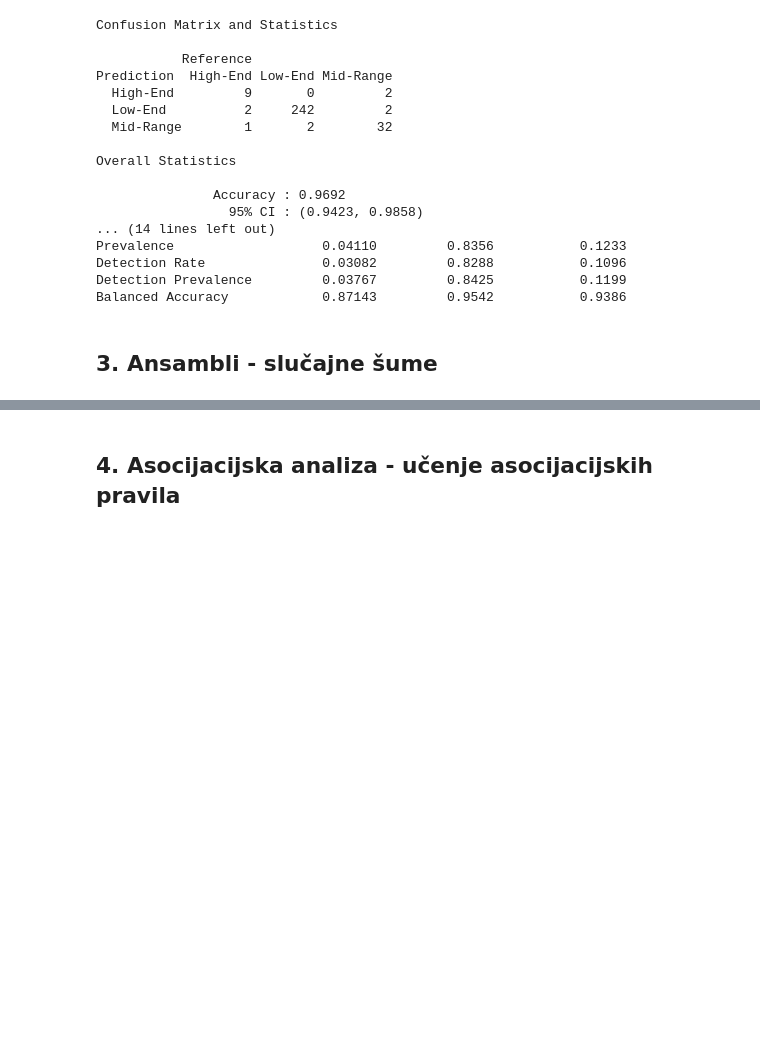
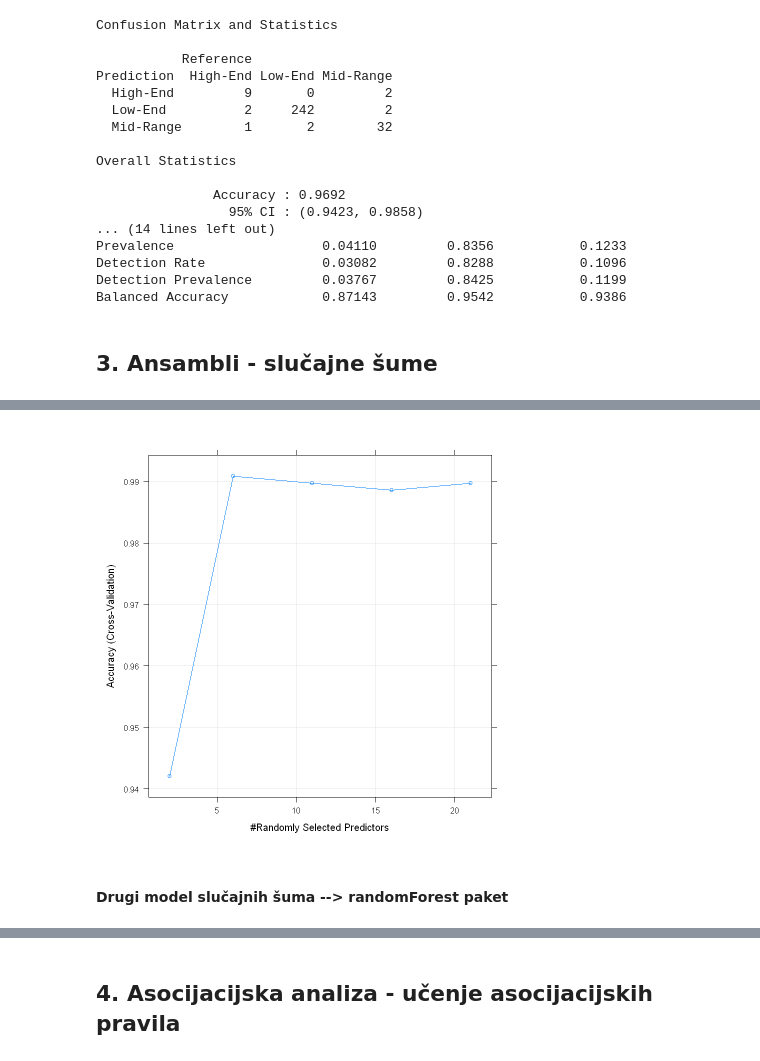
Before and after one commit to IvanVinski/dap-projekt, a Jupyter notebook: projekt.ipynb, the cells around one changed output, grey strips where cells are left out. Cells and saved outputs as stored; diff of their text form; code cells hidden in the pictures; blank space fills up the shorter version.

Commit message:
random forest

```diff
--- a/projekt.ipynb
+++ b/projekt.ipynb
@@ -44,16 +65,13 @@ table(phoneData$OS)
 phoneData <- phoneData %>%
     filter(!(OS == 'Sailfish' | OS == 'Tizen')) %>%                       # delete rows with less know OS (only 3 rows) because One-hot-encoding
     mutate(value = 1) %>% spread(OS, value,  fill = 0 ) %>%               # One-hot-encoding OS column
-    mutate(across(c(Touchscreen, WiFi, Bluetooth, GPS, X3G, X4G.LTE),
-    ~as.numeric(ifelse(.x == 'Yes', 1, 0)))) %>%                          # convert categorical Yes/No to 1/0
     mutate(Price = round(Price / 87.95)) %>%                              # convert price (indian rupee to euro)
     mutate(PriceCategory = ifelse(Price <= 200, 'Low-End',
                            ifelse(Price <= 500, 'Mid-Range', 'High-End'))) %>%      # Defining price categories
     filter(!(PriceCategory == 'Low-End' & RearCamera >= 20)) %>%
     filter(!(PriceCategory == 'Low-End' & FrontCamera >= 10)) %>%
     filter(!(PriceCategory == 'Low-End' & RAM > 4000)) %>%
-    filter(!(PriceCategory == 'Low-End' & InternalStorage > 64)) %>%          # Filtering some data to get better accuracy
-    mutate(across(c(5, 6, 8:14, 18), scale))                              # normalization with scale() for numeric data
+    filter(!(PriceCategory == 'Low-End' & InternalStorage > 64))          # Filtering some data to get better accuracy
 # %%
 names(phoneData)
 # %% [output]
@@ -187,3 +215,9 @@ Detection Prevalence         0.03767         0.8425           0.1199
 Balanced Accuracy            0.87143         0.9542           0.9386
 # %% [markdown]
 ## 3. Ansambli - slučajne šume
+# %%
+# Random forest only recive numerical and logical data as the input
+# so we convert categorical data to logical TRUE/FALSE
+
+phoneData_rf <- phoneData %>%
+    mutate(across(c(Touchscreen, WiFi, Bluetooth, GPS, X3G, X4G.LTE), ~as.logical(ifelse(.x == 'Yes', TRUE, FALSE))))
@@ -189,0 +226,16 @@ Balanced Accuracy            0.87143         0.9542           0.9386
+# %%
+set.seed(1)
+
+trainIndex = createDataPartition(phoneData_rf$PriceCategory, p = 0.75, list = FALSE)
+trainData <- phoneData_rf[trainIndex, ]
+testData <- phoneData_rf[-trainIndex, ]
+
+train_index <- createFolds(trainData$PriceCategory, k = 10)
+
+rf_model1 <- trainData %>% train(PriceCategory ~ .,
+    method = 'rf',
+    data = .,
+    tuneLength = 5,
+    trControl = trainControl(method = 'cv', indexOut = train_index))
+
+rf_model1
@@ -189,0 +284,6 @@ Balanced Accuracy            0.87143         0.9542           0.9386
+# %%
+plot(rf_model1)
+# %% [output]
+[figure, added]
+# %% [markdown]
+#### Drugi model slučajnih šuma --> randomForest paket
```
Also changed, not shown: parts of 17 cells of this notebook.
